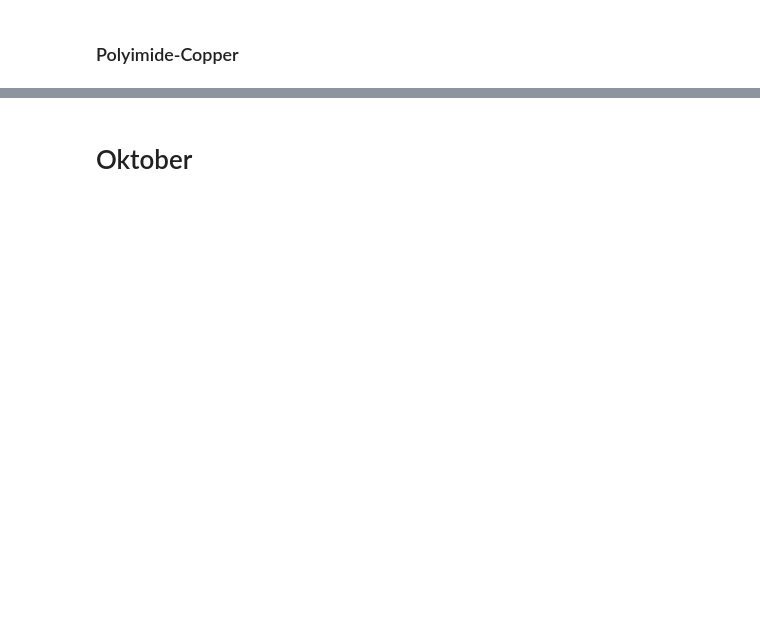
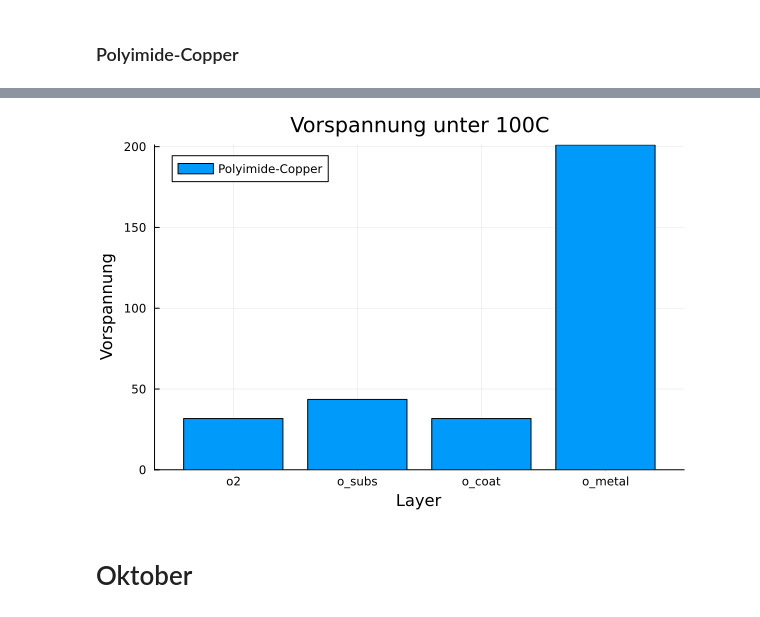
Before and after one commit to pandamec/Rini, a Jupyter notebook: entwicklung/verlauf.ipynb, the cells around one changed output, grey strips where cells are left out. Saved outputs shown, nothing was run; the diff lists cells and outputs as text; code cells hidden in the pictures; blank space fills up the shorter version.

```diff
--- a/entwicklung/verlauf.ipynb
+++ b/entwicklung/verlauf.ipynb
@@ -478,2 +528,6 @@ display(FigThermal2)
+# %%
+bar(column_names, PI, label = "Polyimide-Copper", title = "Vorspannung unter 100C", xlabel = "Layer", ylabel = "Vorspannung", legend=true,bar_position = :dodge )
+# %% [output]
+[figure, added]
 # %% [markdown]
 # Oktober
```
Also changed, not shown: parts of 6 cells of this notebook.
